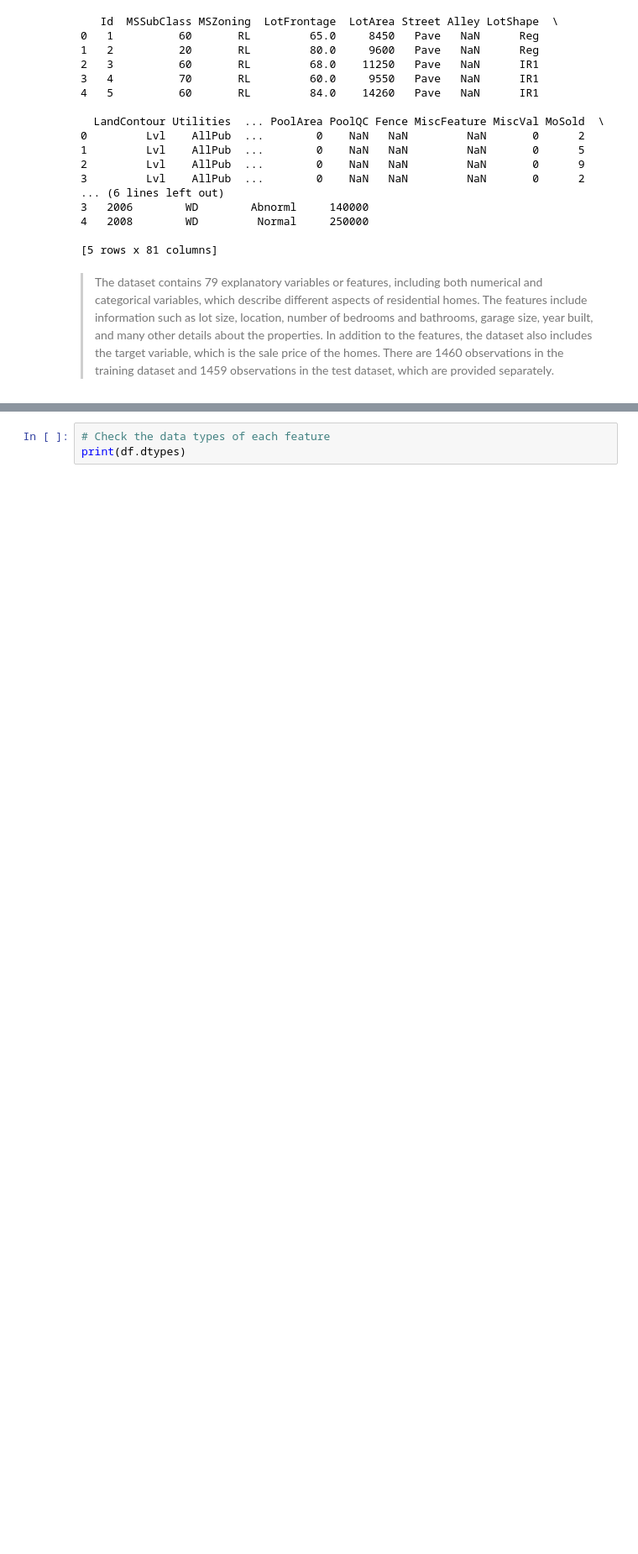
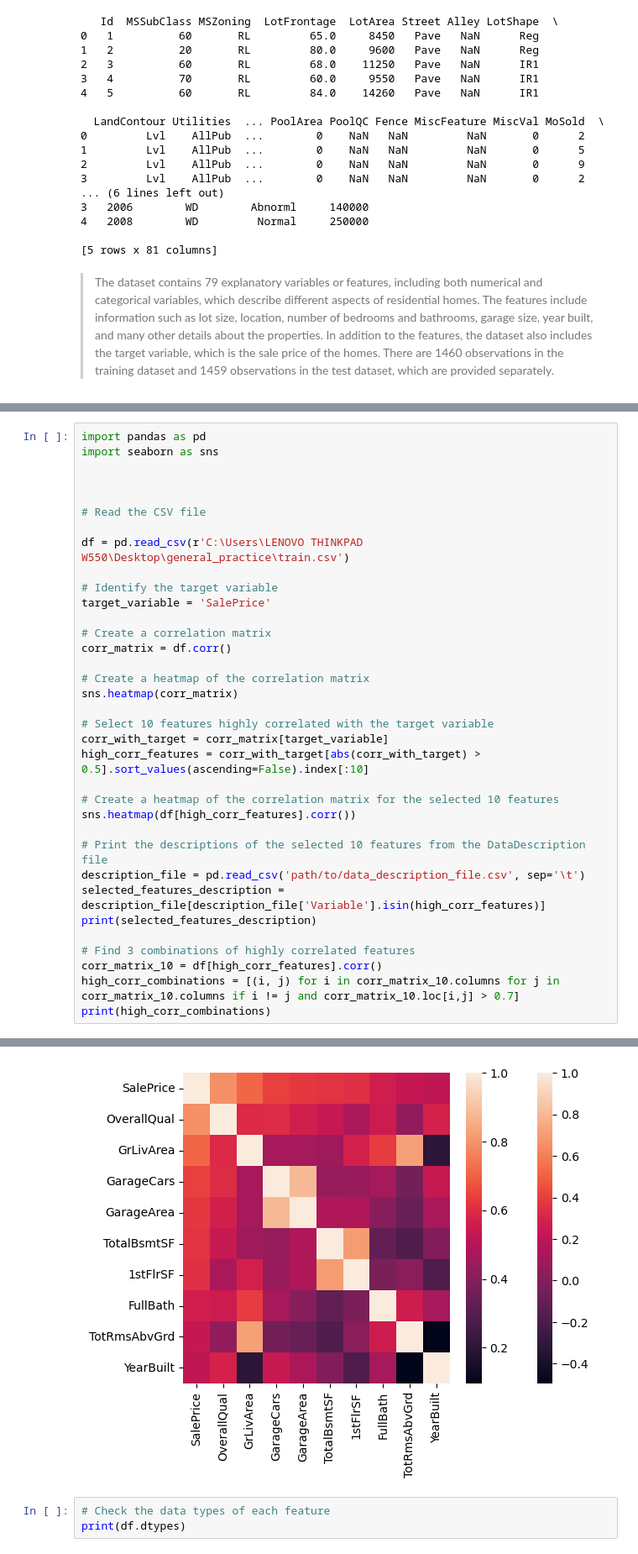
Before and after one commit to Yacoub92/for_git_study, a Jupyter notebook: analysis-checkpoint.ipynb, the cells around one changed output, grey strips where cells are left out. Shown: that part at 84% size. Cells and saved outputs as stored; diff of their text form; blank space fills up the shorter version.

```diff
--- a/analysis-checkpoint.ipynb
+++ b/analysis-checkpoint.ipynb
@@ -118,0 +127,36 @@ max     738.000000  15500.000000    12.000000  2010.000000  755000.000000
+# %%
+import pandas as pd
+import seaborn as sns
+
+
+
+# Read the CSV file
+
+df = pd.read_csv(r'C:\Users\LENOVO THINKPAD W550\Desktop\general_practice\train.csv')
+
+# Identify the target variable
+target_variable = 'SalePrice'
+
+# Create a correlation matrix
+corr_matrix = df.corr()
+
+# Create a heatmap of the correlation matrix
+sns.heatmap(corr_matrix)
+
+# Select 10 features highly correlated with the target variable
+corr_with_target = corr_matrix[target_variable]
+high_corr_features = corr_with_target[abs(corr_with_target) > 0.5].sort_values(ascending=False).index[:10]
+
+# Create a heatmap of the correlation matrix for the selected 10 features
+sns.heatmap(df[high_corr_features].corr())
+
+# Print the descriptions of the selected 10 features from the DataDescription file
+description_file = pd.read_csv('path/to/data_description_file.csv', sep='\t')
+selected_features_description = description_file[description_file['Variable'].isin(high_corr_features)]
+print(selected_features_description)
+
+# Find 3 combinations of highly correlated features
+corr_matrix_10 = df[high_corr_features].corr()
+high_corr_combinations = [(i, j) for i in corr_matrix_10.columns for j in corr_matrix_10.columns if i != j and corr_matrix_10.loc[i,j] > 0.7]
+print(high_corr_combinations)
+# %% [output]
@@ -119,3 +164,4 @@ max     738.000000  15500.000000    12.000000  2010.000000  755000.000000
+[figure, added]
 # %%
 # Check the data types of each feature
 print(df.dtypes)
```
Also changed, not shown: parts of 6 cells of this notebook.
